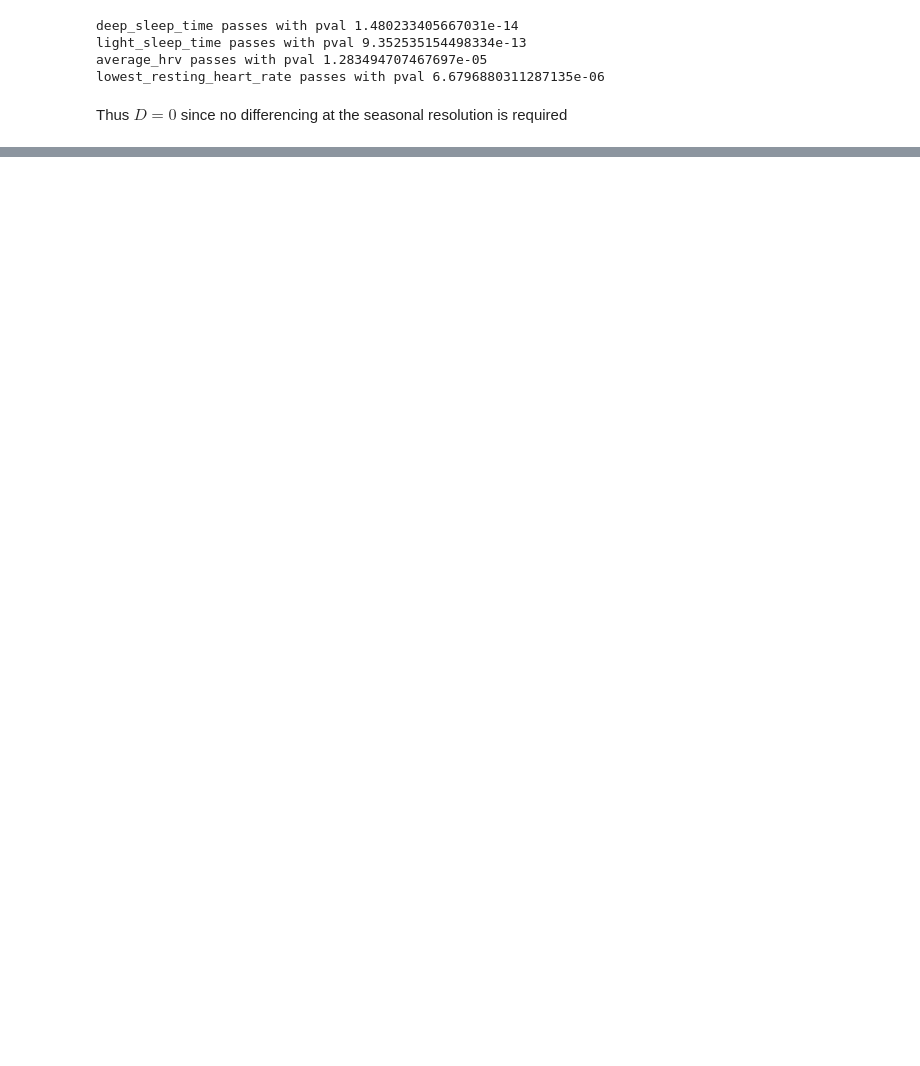
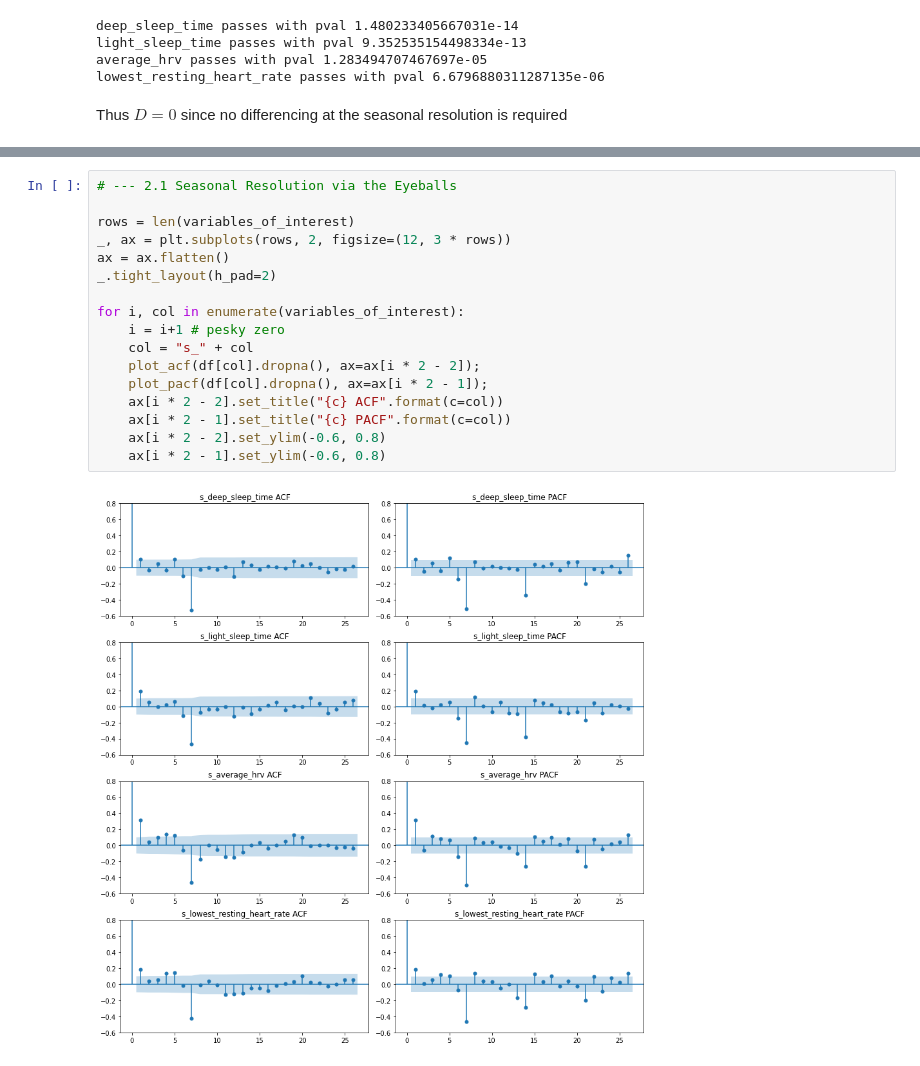
Before and after one commit to jthk1618/coffee-hypothesis, a Jupyter notebook: hrv_arima.ipynb, the cells around one changed output, grey strips where cells are left out. Saved outputs shown, nothing was run; the diff lists cells and outputs as text; blank space fills up the shorter version.

```diff
--- a/hrv_arima.ipynb
+++ b/hrv_arima.ipynb
@@ -213,0 +291,19 @@ This suggests we should start with a $p = 1$,
+# %%
+# --- 2.1 Seasonal Resolution via the Eyeballs
+
+rows = len(variables_of_interest)
+_, ax = plt.subplots(rows, 2, figsize=(12, 3 * rows))
+ax = ax.flatten()
+_.tight_layout(h_pad=2)
+
+for i, col in enumerate(variables_of_interest):
+    i = i+1 # pesky zero
+    col = "s_" + col
+    plot_acf(df[col].dropna(), ax=ax[i * 2 - 2]);
+    plot_pacf(df[col].dropna(), ax=ax[i * 2 - 1]);
+    ax[i * 2 - 2].set_title("{c} ACF".format(c=col))
+    ax[i * 2 - 1].set_title("{c} PACF".format(c=col))
+    ax[i * 2 - 2].set_ylim(-0.6, 0.8)
+    ax[i * 2 - 1].set_ylim(-0.6, 0.8)
+# %% [output]
+[figure, added]
```
Also changed, not shown: parts of 23 cells of this notebook, 1 other file.
